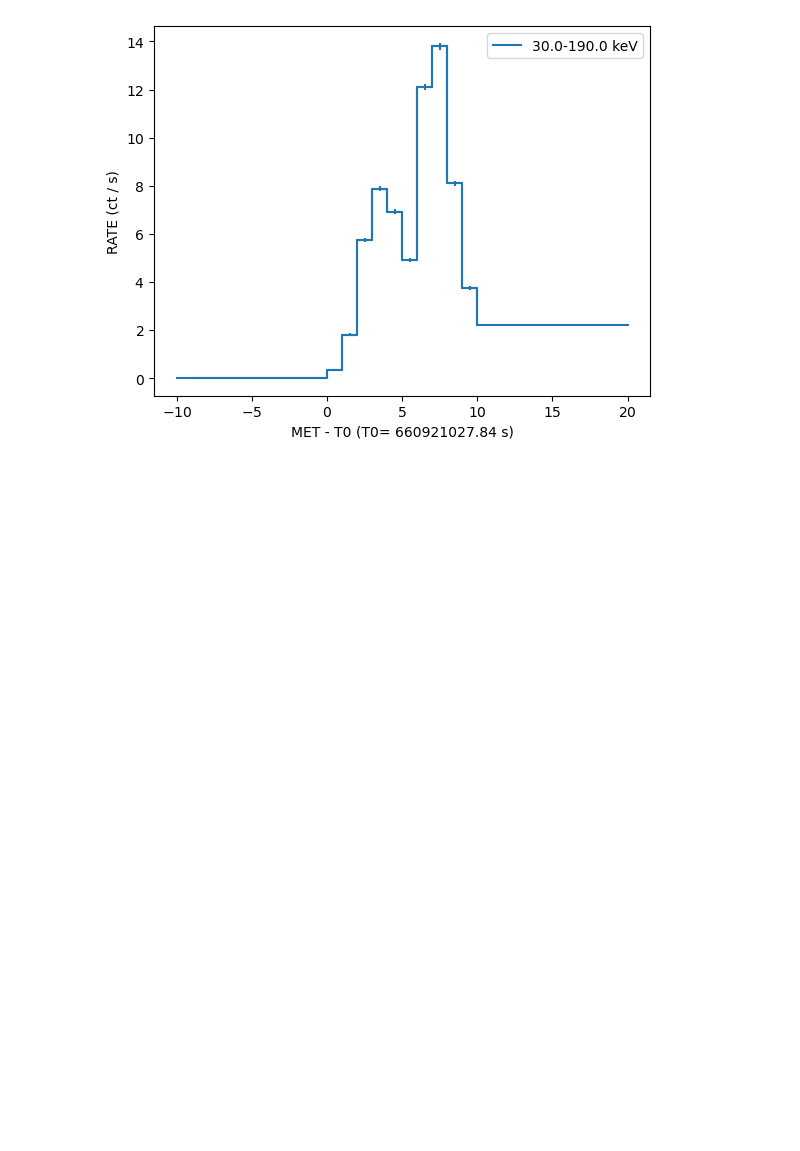
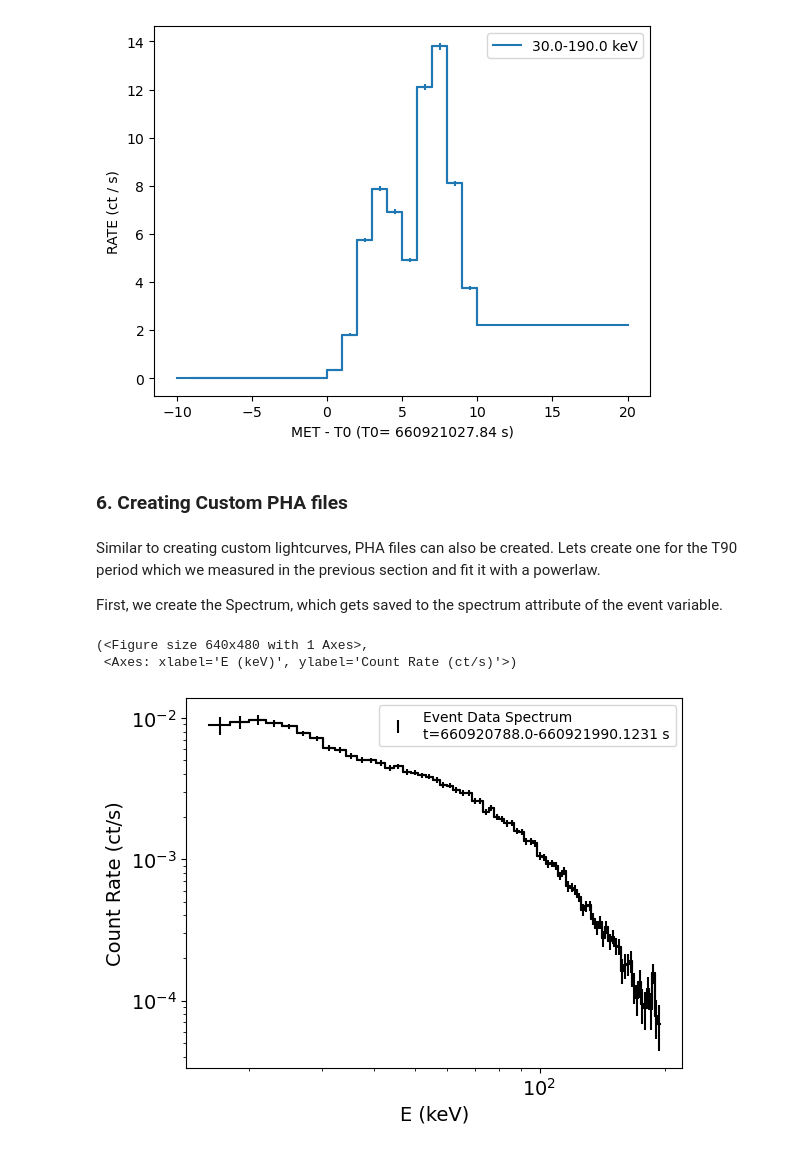
Before and after one commit to parsotat/BatAnalysis, a Jupyter notebook: notebooks/Example_TTE_data_analysis.ipynb, the cells around one changed output. Cells and saved outputs as stored; diff of their text form; code cells hidden in the pictures; blank space fills up the shorter version.

Commit message:
Added more notebook info on creating pha files. Added resetting pha directory and creating new files when recalc=True and we have different number of pha files to create.

```diff
--- a/notebooks/Example_TTE_data_analysis.ipynb
+++ b/notebooks/Example_TTE_data_analysis.ipynb
@@ -379,3 +379,16 @@ event.lightcurve.plot(T0=event.trigtime_met, plot_relative=True)
 (<Figure size 640x480 with 1 Axes>,
  <Axes: xlabel='MET - T0 (T0= 660921027.84 s)', ylabel='RATE (ct / s)'>)
 [figure]
+# %% [markdown]
+### 6. Creating Custom PHA files
+# %% [markdown]
+Similar to creating custom lightcurves, PHA files can also be created. Lets create one for the T90 period which we measured in the previous section and fit it with a powerlaw.
+
+First, we create the Spectrum, which gets saved to the spectrum attribute of the event variable.
+# %%
+event.create_pha(tstart=event.lightcurve.tdurs["T90"]["TSTART"], tstop=event.lightcurve.tdurs["T90"]["TSTOP"])
+event.spectrum.plot()
+# %% [output]
+(<Figure size 640x480 with 1 Axes>,
+ <Axes: xlabel='E (keV)', ylabel='Count Rate (ct/s)'>)
+[figure, added]
```
Also changed, not shown: parts of 6 cells of this notebook, 1 other file.
